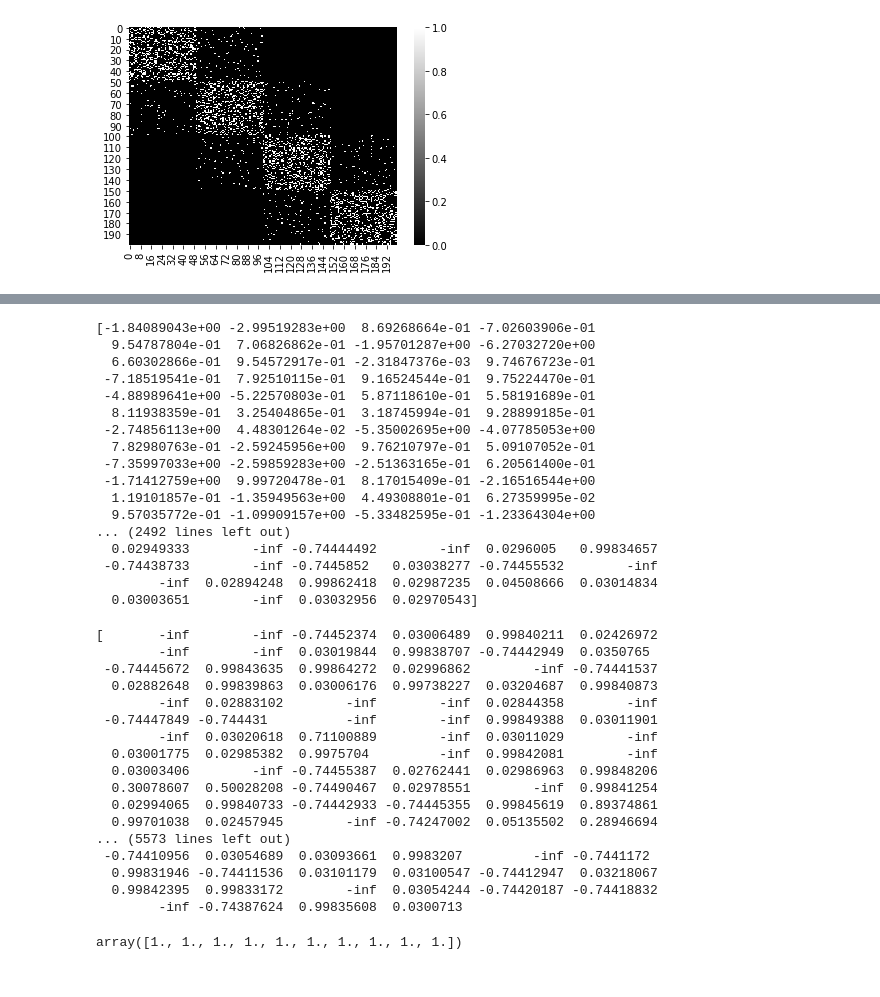
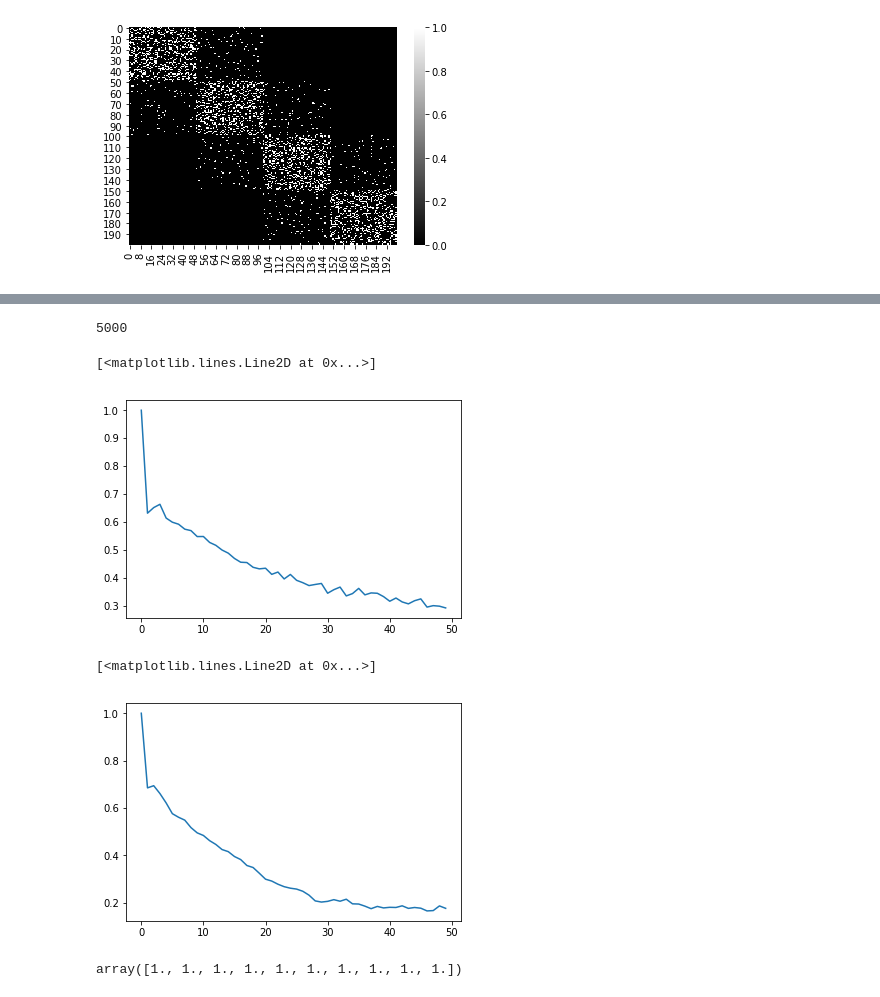
Before and after one commit to tripdancer0916/time-scale-differentiation, a Jupyter notebook: coupled_map_on_network.ipynb, the cells around one changed output, grey strips where cells are left out. Cells and saved outputs as stored; diff of their text form; code cells hidden in the pictures.

```diff
--- a/coupled_map_on_network.ipynb
+++ b/coupled_map_on_network.ipynb
@@ -78,42 +62,22 @@ array([[0.9409629 , 0.67288697, 1.90849702, ..., 1.76501723, 1.26619256,
-# %%
-for i in range(1000):
-    x = logistic_map(x, 1.75)
-    print(x)
-# %% [output]
-[-1.84089043e+00 -2.99519283e+00  8.69268664e-01 -7.02603906e-01
-  9.54787804e-01  7.06826862e-01 -1.95701287e+00 -6.27032720e+00
-  6.60302866e-01  9.54572917e-01 -2.31847376e-03  9.74676723e-01
- -7.18519541e-01  7.92510115e-01  9.16524544e-01  9.75224470e-01
- -4.88989641e+00 -5.22570803e-01  5.87118610e-01  5.58191689e-01
-  8.11938359e-01  3.25404865e-01  3.18745994e-01  9.28899185e-01
- -2.74856113e+00  4.48301264e-02 -5.35002695e+00 -4.07785053e+00
-  7.82980763e-01 -2.59245956e+00  9.76210797e-01  5.09107052e-01
- -7.35997033e+00 -2.59859283e+00 -2.51363165e-01  6.20561400e-01
- -1.71412759e+00  9.99720478e-01  8.17015409e-01 -2.16516544e+00
-  1.19101857e-01 -1.35949563e+00  4.49308801e-01  6.27359995e-02
-  9.57035772e-01 -1.09909157e+00 -5.33482595e-01 -1.23364304e+00
-... (2492 lines left out)
-  0.02949333        -inf -0.74444492        -inf  0.0296005   0.99834657
- -0.74438733        -inf -0.7445852   0.03038277 -0.74455532        -inf
-        -inf  0.02894248  0.99862418  0.02987235  0.04508666  0.03014834
-  0.03003651        -inf  0.03032956  0.02970543]
-[       -inf        -inf -0.74452374  0.03006489  0.99840211  0.02426972
-        -inf        -inf  0.03019844  0.99838707 -0.74442949  0.0350765
- -0.74445672  0.99843635  0.99864272  0.02996862        -inf -0.74441537
-  0.02882648  0.99839863  0.03006176  0.99738227  0.03204687  0.99840873
-        -inf  0.02883102        -inf        -inf  0.02844358        -inf
- -0.74447849 -0.744431          -inf        -inf  0.99849388  0.03011901
-        -inf  0.03020618  0.71100889        -inf  0.03011029        -inf
-  0.03001775  0.02985382  0.9975704         -inf  0.99842081        -inf
-  0.03003406        -inf -0.74455387  0.02762441  0.02986963  0.99848206
-  0.30078607  0.50028208 -0.74490467  0.02978551        -inf  0.99841254
-  0.02994065  0.99840733 -0.74442933 -0.74445355  0.99845619  0.89374861
-  0.99701038  0.02457945        -inf -0.74247002  0.05135502  0.28946694
-... (5573 lines left out)
- -0.74410956  0.03054689  0.03093661  0.9983207         -inf -0.7441172
-  0.99831946 -0.74411536  0.03101179  0.03100547 -0.74412947  0.03218067
-  0.99842395  0.99833172        -inf  0.03054244 -0.74420187 -0.74418832
-        -inf -0.74387624  0.99835608  0.0300713
+# %%
+len(x.T[0])
+# %% [output]
+5000
+# %%
+autocorrelation_list = np.zeros((50,N_NODES))
+for i in range(N_NODES):
+    for j in np.arange(0, 100, 2):
+        autocorrelation_list[int(j/2)][i] = np.corrcoef(x.T[i][100+j:4500+j:2], x.T[i][100:4500:2])[0][1]
+# %%
+plt.plot(autocorrelation_list.T[10])
+# %% [output]
+[<matplotlib.lines.Line2D at 0x...>]
+[figure, added]
+# %%
+plt.plot(autocorrelation_list.T[152])
+# %% [output]
+[<matplotlib.lines.Line2D at 0x...>]
+[figure, added]
 # %%
 x = np.ones(10)
 x**2
```
Also changed, not shown: parts of 3 cells of this notebook, 2 other files.
